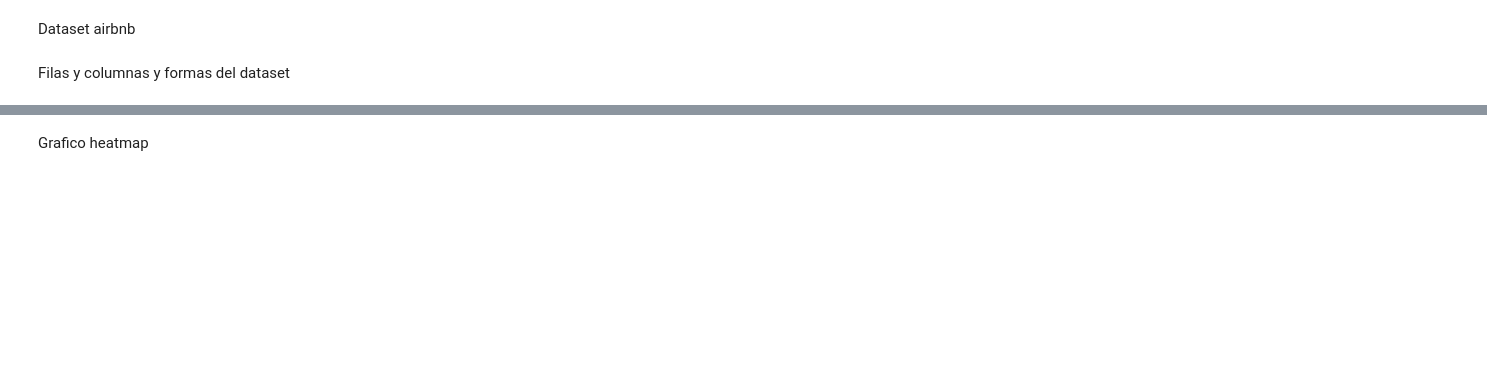
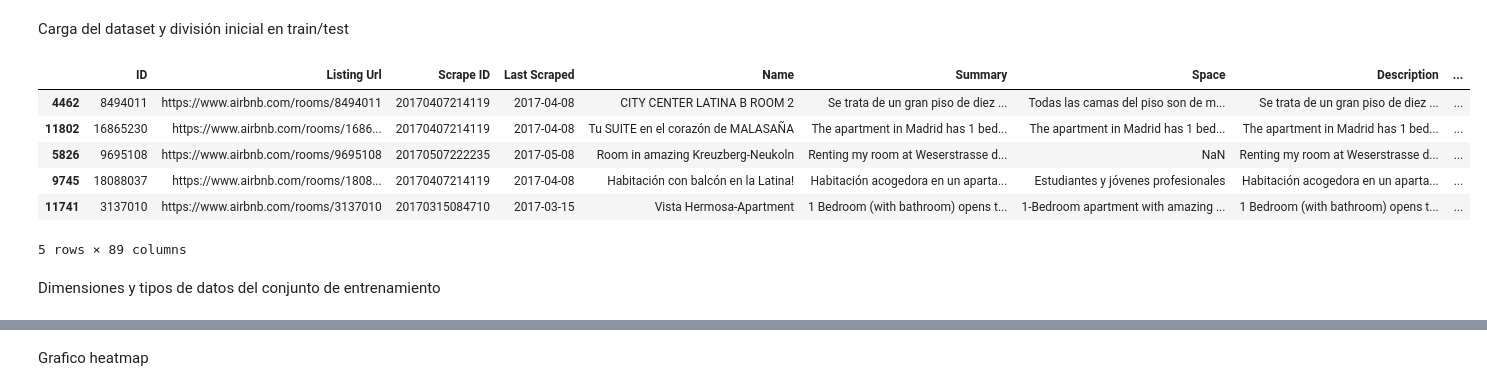
Before and after one commit to DiegoA-pixel/Machine_learning, a Jupyter notebook: Proyecto de machine learning.ipynb, the cells around one changed output, grey strips where cells are left out. Saved outputs shown, nothing was run; the diff lists cells and outputs as text; code cells hidden in the pictures; blank space fills up the shorter version.

```diff
--- a/Proyecto de machine learning.ipynb
+++ b/Proyecto de machine learning.ipynb
@@ -1,25 +1,39 @@
 # %% [markdown]
-Dataset airbnb
+Carga del dataset y división inicial en train/test
 # %%
+
 import pandas as pd
 import numpy as np
 
 from sklearn.model_selection import train_test_split, cross_val_score
 from sklearn.preprocessing import OneHotEncoder
 from sklearn.compose import ColumnTransformer
 from sklearn.pipeline import Pipeline
 from sklearn.metrics import mean_squared_error
 from sklearn.linear_model import LinearRegression
 from sklearn.ensemble import RandomForestRegressor
+from sklearn.impute import SimpleImputer
+
 
 import matplotlib.pyplot as plt
 import seaborn as sns
 
-
-ruta = r"airbnb-listings-extract.csv"
-
-df = pd.read_csv(ruta, sep=None, engine='python')
-df.head()
+ruta = "airbnb-listings-extract.csv"
+df = pd.read_csv(ruta, sep=None, engine="python")
+train_df, test_df = train_test_split(
+    df,
+    test_size=0.2,
+    random_state=42
+)
+train_df.head()
+# %% [output]
+|  | ID | Listing Url | Scrape ID | Last Scraped | Name | Summary | Space | Description | ... |
+| 4462 | 8494011 | https://www.airbnb.com/rooms/8494011 | 20170407214119 | 2017-04-08 | CITY CENTER LATINA B ROOM 2 | Se trata de un gran piso de diez ... | Todas las camas del piso son de m... | Se trata de un gran piso de diez ... | ... |
+| 11802 | 16865230 | https://www.airbnb.com/rooms/1686... | 20170407214119 | 2017-04-08 | Tu SUITE en el corazón de MALASAÑA | The apartment in Madrid has 1 bed... | The apartment in Madrid has 1 bed... | The apartment in Madrid has 1 bed... | ... |
+| 5826 | 9695108 | https://www.airbnb.com/rooms/9695108 | 20170507222235 | 2017-05-08 | Room in amazing Kreuzberg-Neukoln | Renting my room at Weserstrasse d... | NaN | Renting my room at Weserstrasse d... | ... |
+| 9745 | 18088037 | https://www.airbnb.com/rooms/1808... | 20170407214119 | 2017-04-08 | Habitación con balcón en la Latina! | Habitación acogedora en un aparta... | Estudiantes y jóvenes profesionales | Habitación acogedora en un aparta... | ... |
+| 11741 | 3137010 | https://www.airbnb.com/rooms/3137010 | 20170315084710 | 2017-03-15 | Vista Hermosa-Apartment | 1 Bedroom (with bathroom) opens t... | 1-Bedroom apartment with amazing ... | 1 Bedroom (with bathroom) opens t... | ... |
+5 rows × 89 columns
 # %% [markdown]
-Filas y columnas y formas del dataset
+Dimensiones y tipos de datos del conjunto de entrenamiento
 # %%
```
Also changed, not shown: parts of 20 cells of this notebook.
